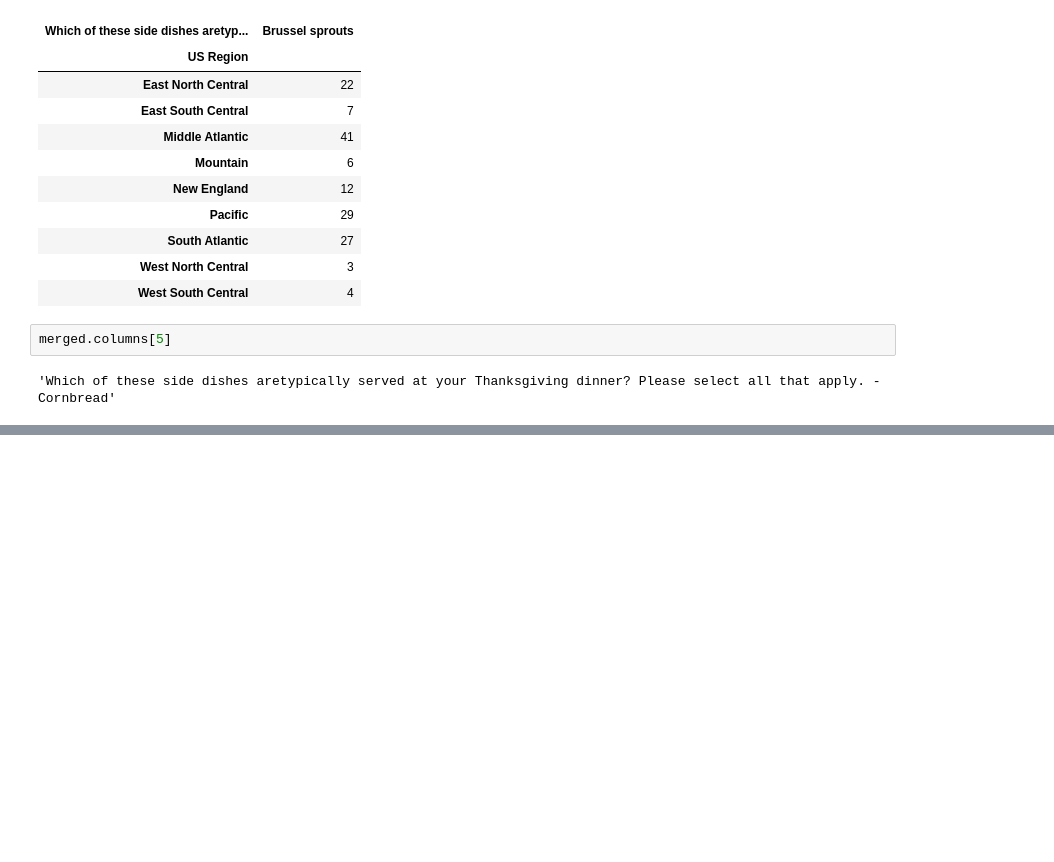
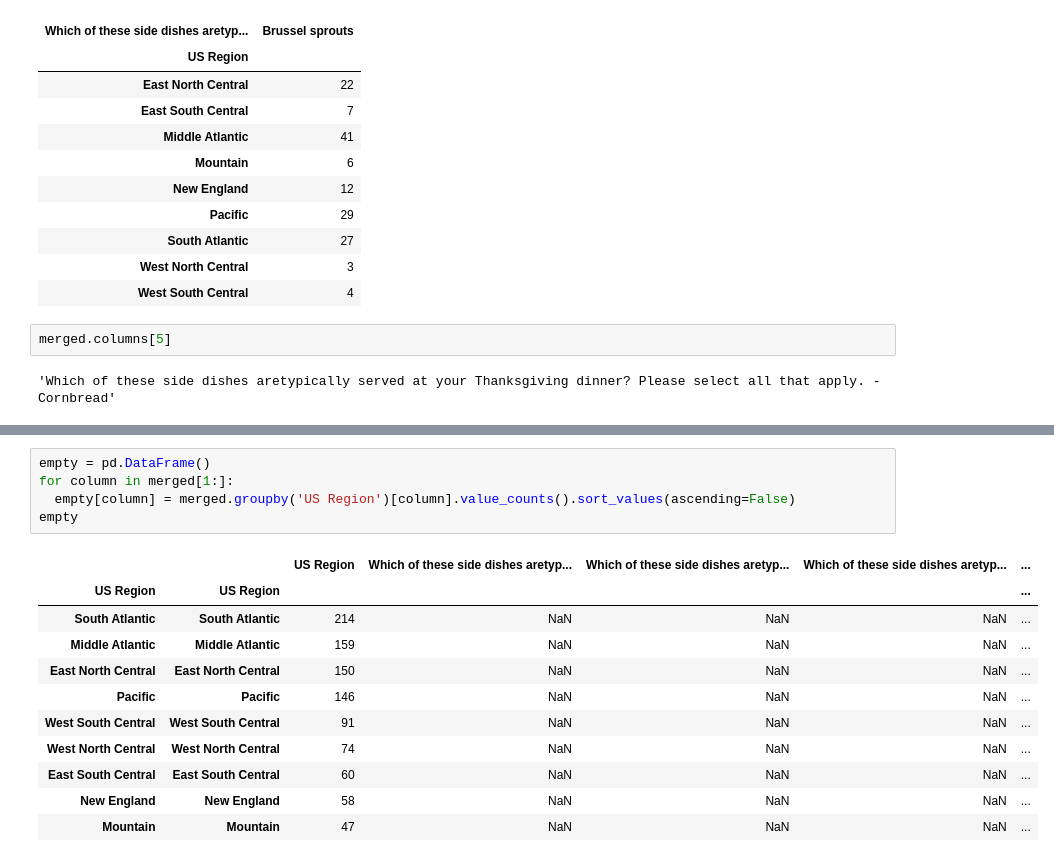
Before and after one commit to bloominstituteoftechnology/DS-Unit-1-Sprint-3-Data-Storytelling, a Jupyter notebook: module3-make-explanatory-visualizations/LS_DS_223_Make_explanatory_visualizations.ipynb, the cells around one changed output, grey strips where cells are left out. Saved outputs shown, nothing was run; the diff lists cells and outputs as text; blank space fills up the shorter version.

```diff
--- a/module3-make-explanatory-visualizations/LS_DS_223_Make_explanatory_visualizations.ipynb
+++ b/module3-make-explanatory-visualizations/LS_DS_223_Make_explanatory_visualizations.ipynb
@@ -463,5 +327,22 @@ m_group = merged.groupby('US Region')[merged.columns[1:]].value_counts()
 # %% [output]
 AttributeError: ignored
+# %%
+empty = pd.DataFrame()
+for column in merged[1:]:
+  empty[column] = merged.groupby('US Region')[column].value_counts().sort_values(ascending=False)
+empty
+# %% [output]
+|  |  | US Region | Which of these side dishes aretyp... | Which of these side dishes aretyp... | Which of these side dishes aretyp... | ... |
+| US Region | US Region |  |  |  |  | ... |
+| South Atlantic | South Atlantic | 214 | NaN | NaN | NaN | ... |
+| Middle Atlantic | Middle Atlantic | 159 | NaN | NaN | NaN | ... |
+| East North Central | East North Central | 150 | NaN | NaN | NaN | ... |
+| Pacific | Pacific | 146 | NaN | NaN | NaN | ... |
+| West South Central | West South Central | 91 | NaN | NaN | NaN | ... |
+| West North Central | West North Central | 74 | NaN | NaN | NaN | ... |
+| East South Central | East South Central | 60 | NaN | NaN | NaN | ... |
+| New England | New England | 58 | NaN | NaN | NaN | ... |
+| Mountain | Mountain | 47 | NaN | NaN | NaN | ... |
 # %%
 m_group.head()
 # %% [output]
```
Also changed, not shown: parts of 18 cells of this notebook.
